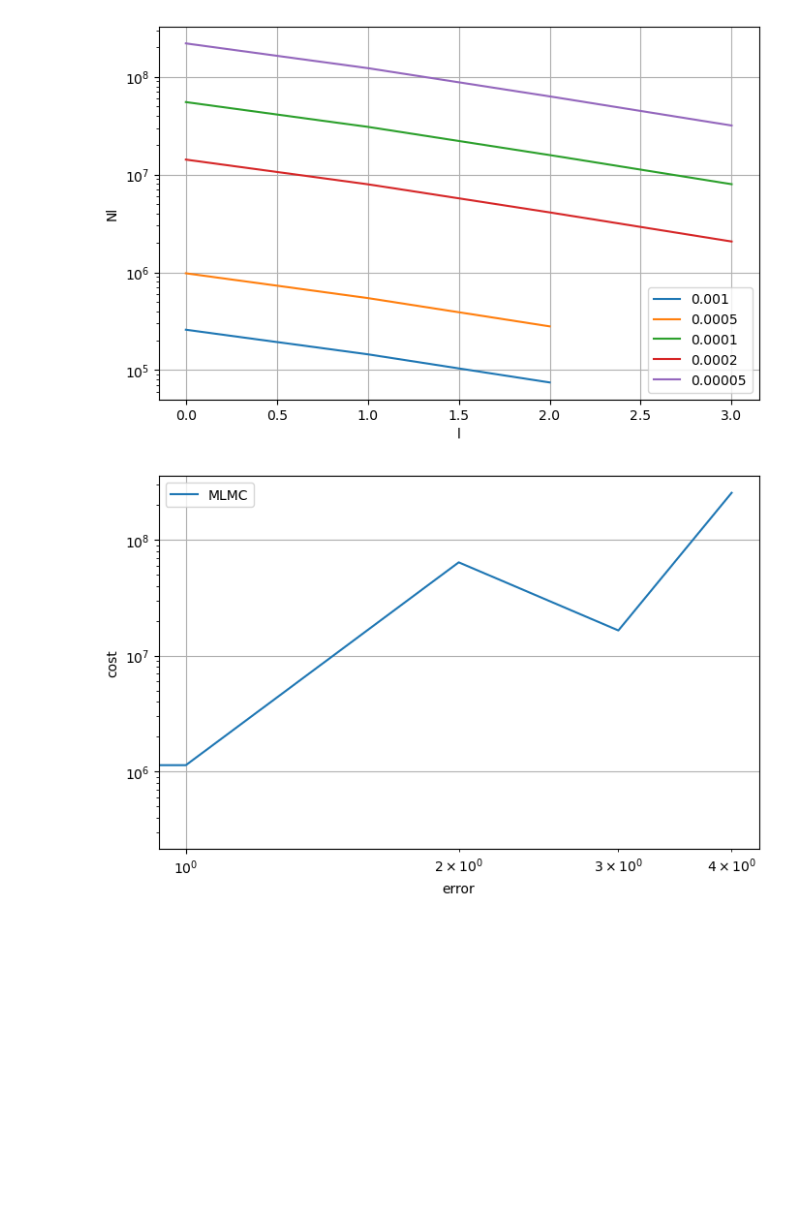
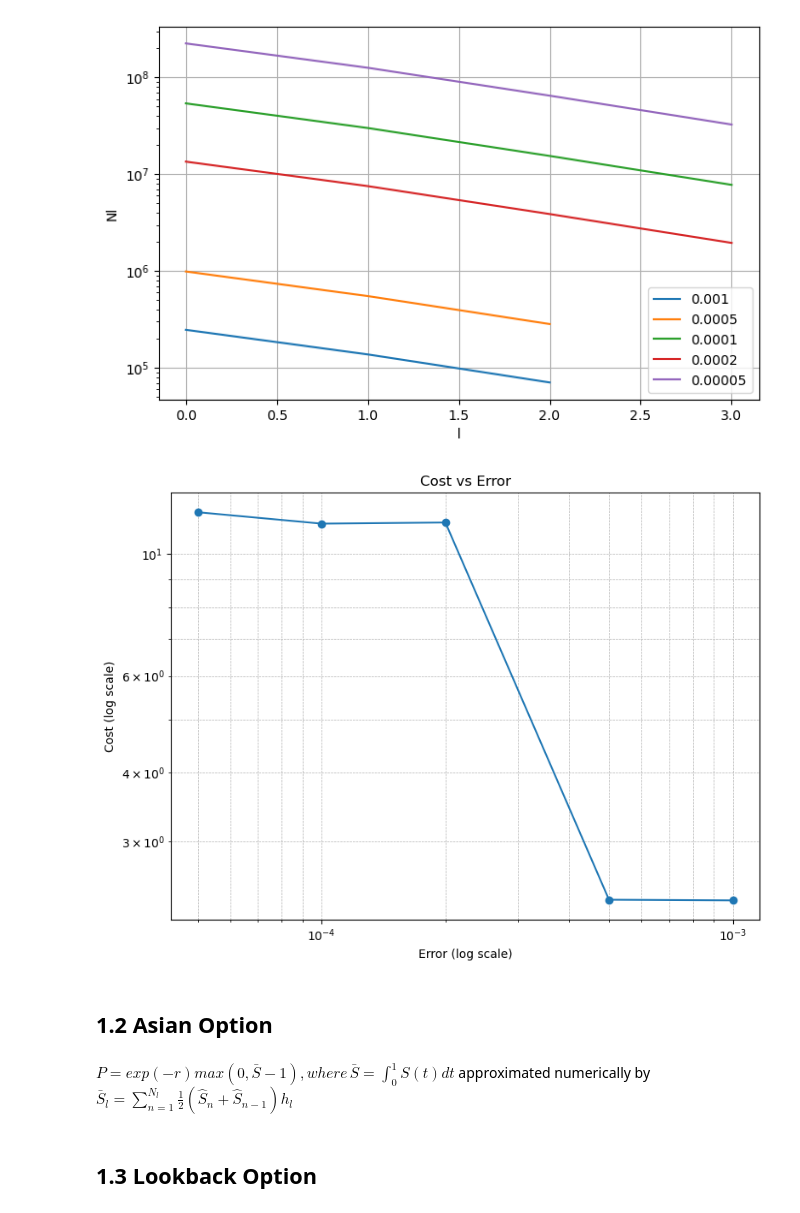
Before and after one commit to FlyingParachute/MathFin_Simu, a Jupyter notebook: Part2.ipynb, the cells around one changed output. Cells and saved outputs as stored; diff of their text form; code cells hidden in the pictures; blank space fills up the shorter version.

```diff
--- a/Part2.ipynb
+++ b/Part2.ipynb
@@ -5,6 +5,7 @@ import numpy as np
 import matplotlib.pyplot as plt
 
 M = 4
+T=1
 NL = 10000
 SEED=42
 np.random.seed(SEED)
@@ -126,7 +127,8 @@ plt.show()
 [figure]
 # %%
 Nlist = []
-for err in [0.001, 0.0005, 0.0001, 0.0002, 0.00005]:
+errs = [0.001, 0.0005, 0.0001, 0.0002, 0.00005]
+for err in errs:
     _, _, _, _, Nx = mlmc(sim_euro, err=err)
     Nlist.append(Nx)
 # %%
@@ -150,22 +152,31 @@ plt.show()
 # %%
 costs = []
 for i in range(5):
-    cost = 0
-    for j in range(len(Nlist[i])):
-        cost += Nlist[i][j]*h(j)
-    costs.append(cost)
+    cost = Nlist[i][0]
+    for j in range(1,len(Nlist[i])):
+        cost += Nlist[i][j]*(M**j+M**(j-1))
+    costs.append(cost*(errs[i]**2))
 # %%
-plt.figure(figsize=(8, 5))
-plt.plot(costs, label='MLMC')
+sorted_data = sorted(zip(errs, costs))
+sorted_errs, sorted_costs = zip(*sorted_data)
 
-plt.xlabel("error")
-plt.xscale('log')
-plt.ylabel("cost")
-plt.yscale('log')
-plt.legend()
-plt.grid(True)
+sorted_errs = np.array(sorted_errs)
+sorted_costs = np.array(sorted_costs)
 
 
+plt.figure(figsize=(8, 6))
+plt.loglog(sorted_errs, sorted_costs, marker='o', linestyle='-')  # log-log 图
+
+plt.xlabel('Error (log scale)')
+plt.ylabel('Cost (log scale)')
+plt.title('Cost vs Error')
+plt.grid(True, which="both", ls="--", lw=0.5)
+plt.tight_layout()
 plt.show()
 # %% [output]
-[figure, old version]
+[figure, new version]
+# %% [markdown]
+## 1.2 Asian Option
+# %% [markdown]
+$P = exp(-r)max(0, \bar S-1), where\, \bar S=\int ^1_0 S(t)dt$ approximated numerically by
+$\bar S_l=\sum ^{N_l}_{n=1}\frac{1}{2}(\hat S_n + \hat S_{n-1})h_l$
@@ -171,0 +204,2 @@ plt.show()
+# %% [markdown]
+## 1.3 Lookback Option
```
Also changed, not shown: parts of 13 cells of this notebook.
